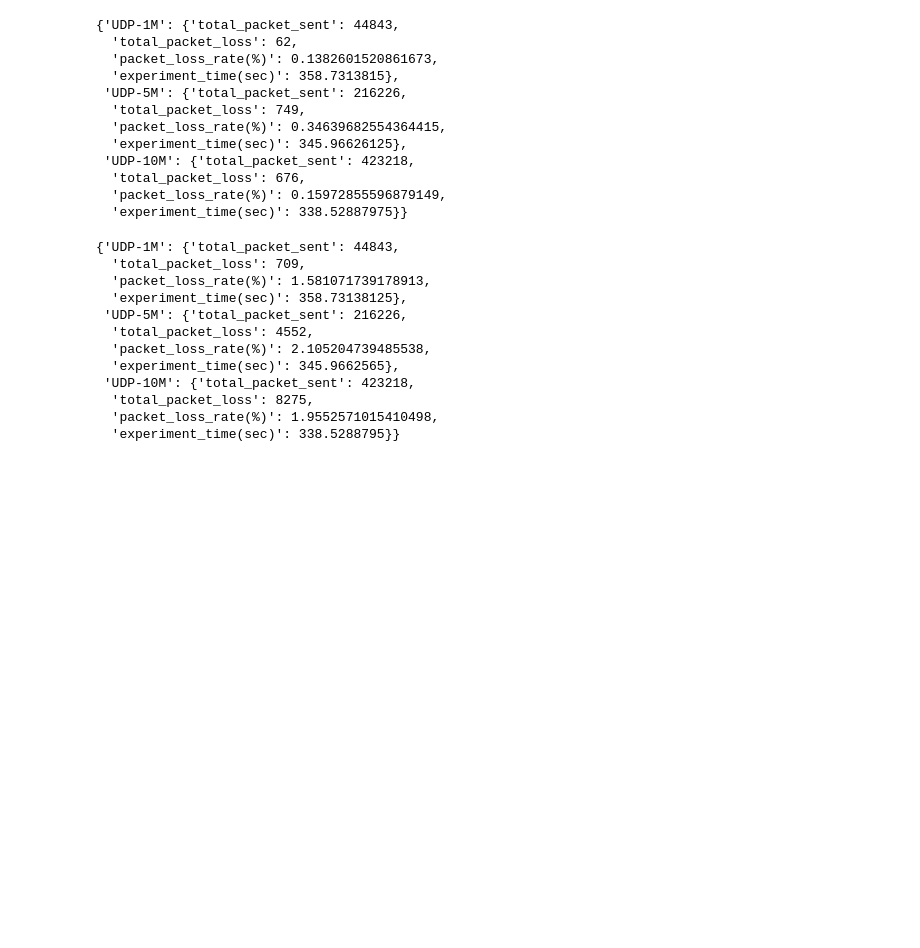
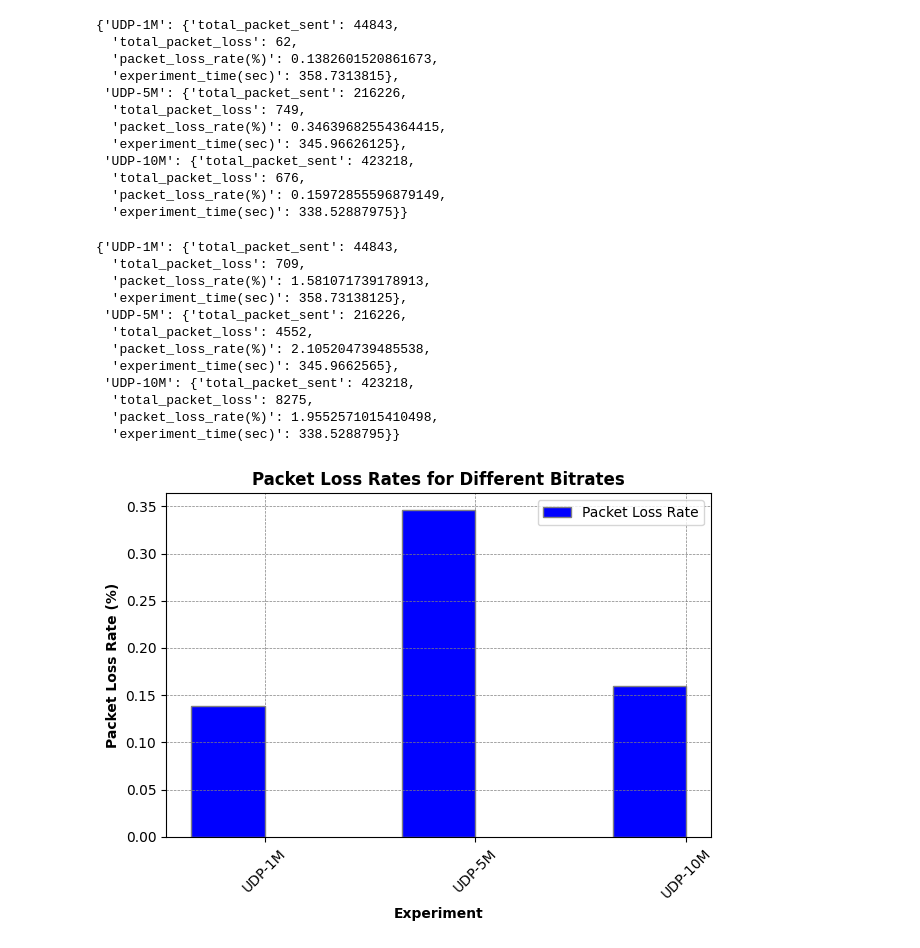
Before and after one commit to mollyy0514/GO_QUIC_socket, a Jupyter notebook: data/bitrate_compare.ipynb, the cells around one changed output. Drawn from its saved outputs; the diff is of its cells as text; code cells hidden in the pictures; blank space fills up the shorter version.

```diff
--- a/data/bitrate_compare.ipynb
+++ b/data/bitrate_compare.ipynb
@@ -341,3 +341,40 @@ all_avg_udp_dl_stats
   'total_packet_loss': 8275,
   'packet_loss_rate(%)': 1.9552571015410498,
   'experiment_time(sec)': 338.5288795}}
+# %%
+def plot_udp_packet_loss_rate(all_avg_stats, ul_dl):
+    experiments = list(all_avg_stats.keys())
+    packet_loss_rate = [all_avg_stats[exp]['packet_loss_rate(%)'] for exp in experiments]
+
+    # Set the width of the bars
+    bar_width = 0.35
+
+    # Set the positions of the bars on the x-axis
+    r1 = range(len(experiments))
+    r2 = [x + bar_width for x in r1]
+
+    # Create the bars for original packet loss rate
+    plt.bar(r1, packet_loss_rate, color='b', width=bar_width, edgecolor='grey', label='Packet Loss Rate')
+
+    # Add xticks on the middle of the group bars
+    plt.xlabel('Experiment', fontweight='bold')
+    plt.xticks([r + bar_width/2 for r in range(len(experiments))], experiments, rotation=45)
+
+    # Add labels and title
+    plt.ylabel('Packet Loss Rate (%)', fontweight='bold')
+    plt.title('Packet Loss Rates for Different Bitrates', fontweight='bold')
+
+    # Add legend
+    plt.legend()
+    plt.grid(True, which='both', color='gray', linestyle='--', linewidth=0.5, zorder=0)
+
+    # Show plot
+    plt.grid(True)
+    plt.tight_layout()
+
+    # plt.savefig(f"{figure_path}/{ul_dl}_avg_pkl_rate.png")
+    plt.show()
+# %%
+plot_udp_packet_loss_rate(all_avg_udp_ul_stats, "ul")
+# %% [output]
+[figure, added]
```
Also changed, not shown: parts of 8 cells of this notebook, 2 other files.
